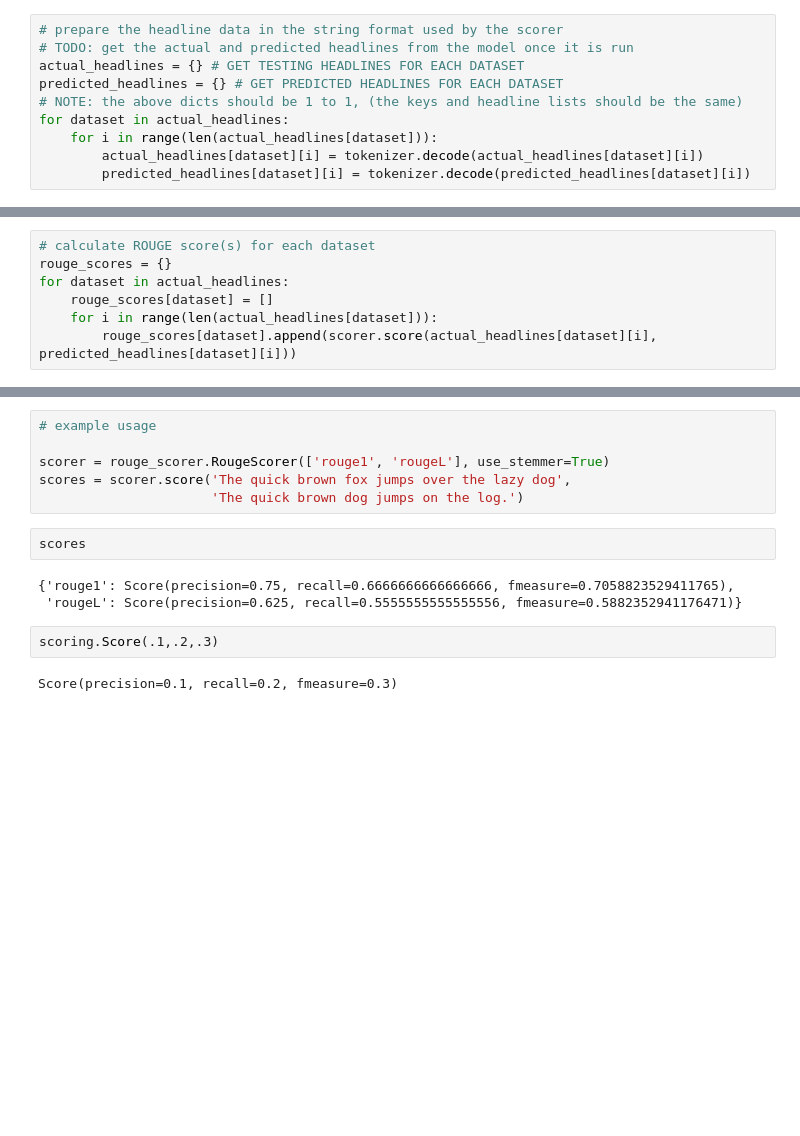
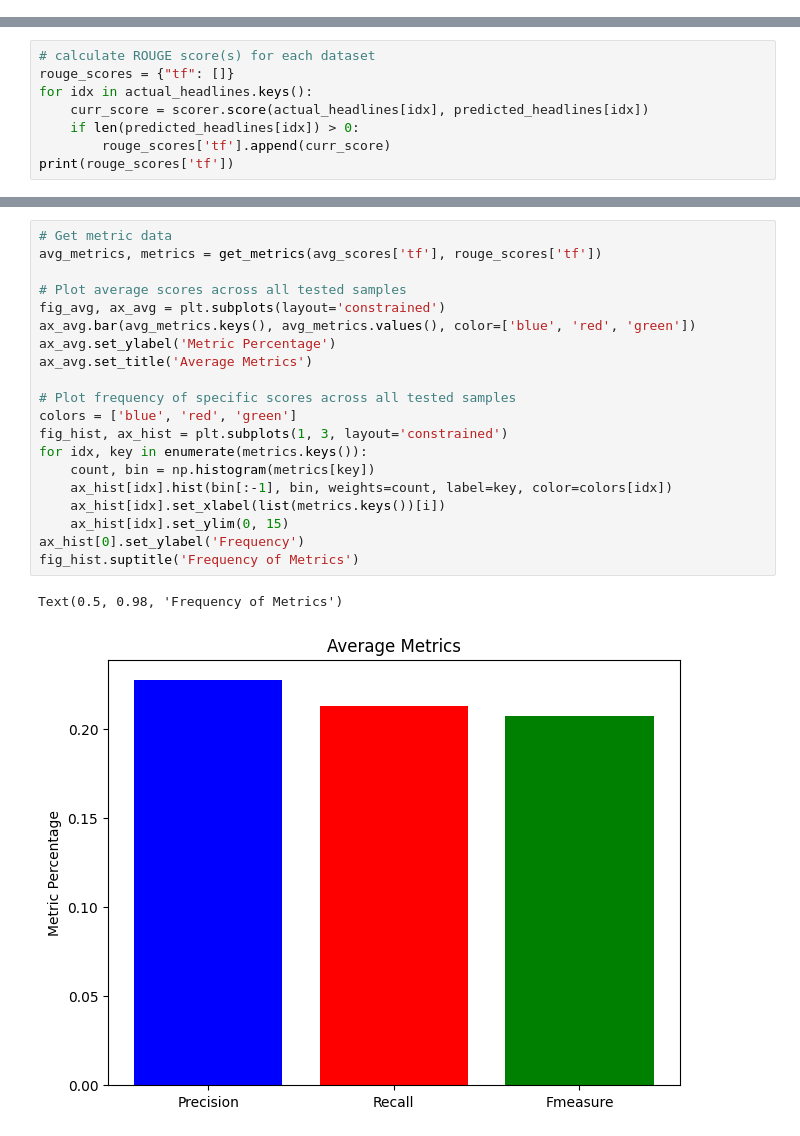
Before and after one commit to aleccondry/NLPFinalProject, a Jupyter notebook: src/trans_eval.ipynb, the cells around one changed output, grey strips where cells are left out. Drawn from its saved outputs; the diff is of its cells as text; blank space fills up the shorter version.

Commit message:
Deleted unused trans_tokenizer.ipynb, updated trans_eval to have graphing, slight adjustment to trans model

```diff
--- a/src/trans_eval.ipynb
+++ b/src/trans_eval.ipynb
@@ -11,10 +25,0 @@ tokenizer = GPT2Tokenizer.from_pretrained('gpt2')
-# %%
-# prepare the headline data in the string format used by the scorer
-# TODO: get the actual and predicted headlines from the model once it is run
-actual_headlines = {} # GET TESTING HEADLINES FOR EACH DATASET
-predicted_headlines = {} # GET PREDICTED HEADLINES FOR EACH DATASET
-# NOTE: the above dicts should be 1 to 1, (the keys and headline lists should be the same)
-for dataset in actual_headlines:
-    for i in range(len(actual_headlines[dataset])):
-        actual_headlines[dataset][i] = tokenizer.decode(actual_headlines[dataset][i])
-        predicted_headlines[dataset][i] = tokenizer.decode(predicted_headlines[dataset][i])
@@ -21,7 +64,8 @@ for dataset in actual_headlines:
 # %%
 # calculate ROUGE score(s) for each dataset
-rouge_scores = {}
-for dataset in actual_headlines:
-    rouge_scores[dataset] = []
-    for i in range(len(actual_headlines[dataset])):
-        rouge_scores[dataset].append(scorer.score(actual_headlines[dataset][i], predicted_headlines[dataset][i]))
+rouge_scores = {"tf": []}
+for idx in actual_headlines.keys():
+    curr_score = scorer.score(actual_headlines[idx], predicted_headlines[idx])
+    if len(predicted_headlines[idx]) > 0:
+        rouge_scores['tf'].append(curr_score)
+print(rouge_scores['tf'])
@@ -59,15 +108,23 @@ ZeroDivisionError: division by zero
-# %%
-# example usage
-
-scorer = rouge_scorer.RougeScorer(['rouge1', 'rougeL'], use_stemmer=True)
-scores = scorer.score('The quick brown fox jumps over the lazy dog',
-                      'The quick brown dog jumps on the log.')
-# %%
-scores
-# %% [output]
-{'rouge1': Score(precision=0.75, recall=0.6666666666666666, fmeasure=0.7058823529411765),
- 'rougeL': Score(precision=0.625, recall=0.5555555555555556, fmeasure=0.5882352941176471)}
-# %%
-scoring.Score(.1,.2,.3)
-# %% [output]
-Score(precision=0.1, recall=0.2, fmeasure=0.3)
+# %%
+# Get metric data
+avg_metrics, metrics = get_metrics(avg_scores['tf'], rouge_scores['tf'])
+
+# Plot average scores across all tested samples
+fig_avg, ax_avg = plt.subplots(layout='constrained')
+ax_avg.bar(avg_metrics.keys(), avg_metrics.values(), color=['blue', 'red', 'green'])
+ax_avg.set_ylabel('Metric Percentage')
+ax_avg.set_title('Average Metrics')
+
+# Plot frequency of specific scores across all tested samples
+colors = ['blue', 'red', 'green']
+fig_hist, ax_hist = plt.subplots(1, 3, layout='constrained')
+for idx, key in enumerate(metrics.keys()):
+    count, bin = np.histogram(metrics[key])
+    ax_hist[idx].hist(bin[:-1], bin, weights=count, label=key, color=colors[idx])
+    ax_hist[idx].set_xlabel(list(metrics.keys())[i])
+    ax_hist[idx].set_ylim(0, 15)
+ax_hist[0].set_ylabel('Frequency')
+fig_hist.suptitle('Frequency of Metrics')
+# %% [output]
+Text(0.5, 0.98, 'Frequency of Metrics')
+[figure, added]
```
Also changed, not shown: parts of 6 cells of this notebook, 2 other files.
